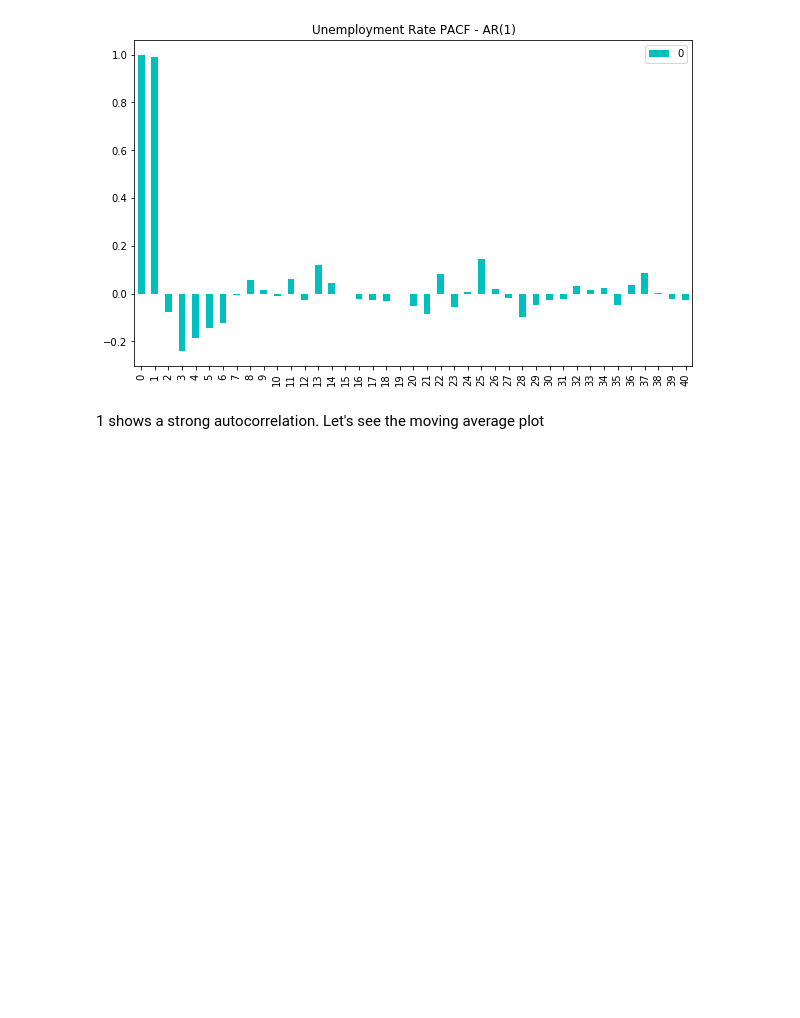
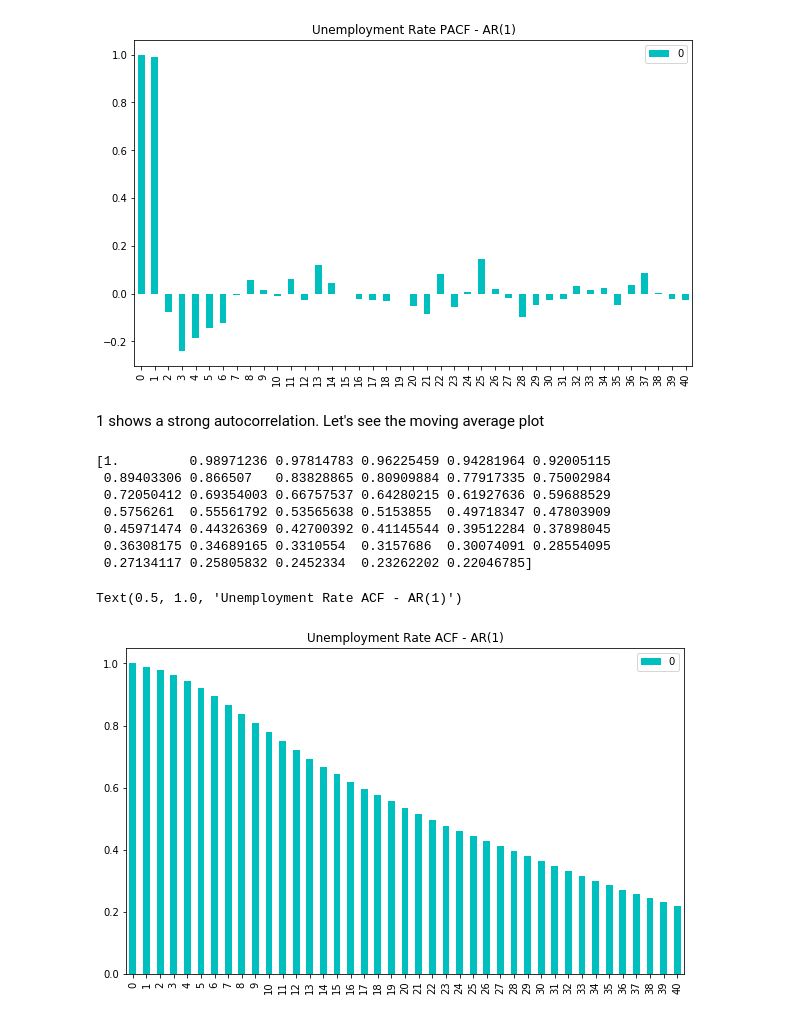
Before and after one commit to 26Jinx/Thinkful, a Jupyter notebook: Unit6/Time_Series/Unemployment_Rate_TS_Challenge.ipynb, the cells around one changed output. Drawn from its saved outputs; the diff is of its cells as text; code cells hidden in the pictures; blank space fills up the shorter version.

Commit message:
plotting pacf

```diff
--- a/Unit6/Time_Series/Unemployment_Rate_TS_Challenge.ipynb
+++ b/Unit6/Time_Series/Unemployment_Rate_TS_Challenge.ipynb
@@ -66,3 +71,20 @@ plt.show()
 [figure]
 # %% [markdown]
 1 shows a strong autocorrelation. Let's see the moving average plot
+# %%
+from statsmodels.tsa.stattools import acf
+a = acf(unemp_data.UNRATE)
+print(a)
+x_acf = pd.DataFrame(a)
+x_acf.plot(kind='bar', figsize=(10, 6), color='c')
+plt.title("Unemployment Rate ACF - AR(1)")
+# %% [output]
+[1.         0.98971236 0.97814783 0.96225459 0.94281964 0.92005115
+ 0.89403306 0.866507   0.83828865 0.80909884 0.77917335 0.75002984
+ 0.72050412 0.69354003 0.66757537 0.64280215 0.61927636 0.59688529
+ 0.5756261  0.55561792 0.53565638 0.5153855  0.49718347 0.47803909
+ 0.45971474 0.44326369 0.42700392 0.41145544 0.39512284 0.37898045
+ 0.36308175 0.34689165 0.3310554  0.3157686  0.30074091 0.28554095
+ 0.27134117 0.25805832 0.2452334  0.23262202 0.22046785]
+Text(0.5, 1.0, 'Unemployment Rate ACF - AR(1)')
+[figure, added]
```
Also changed, not shown: parts of 2 cells of this notebook.
